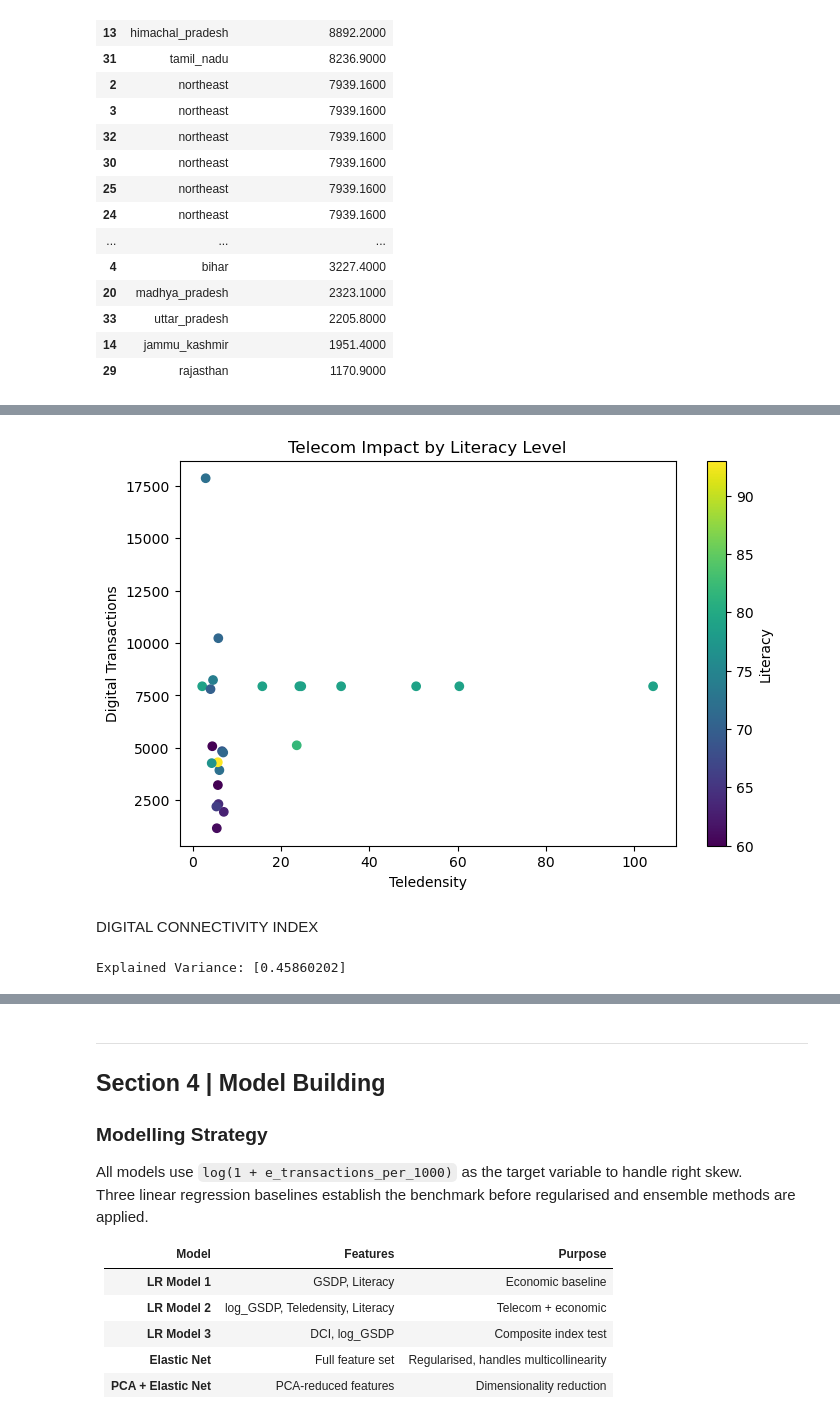
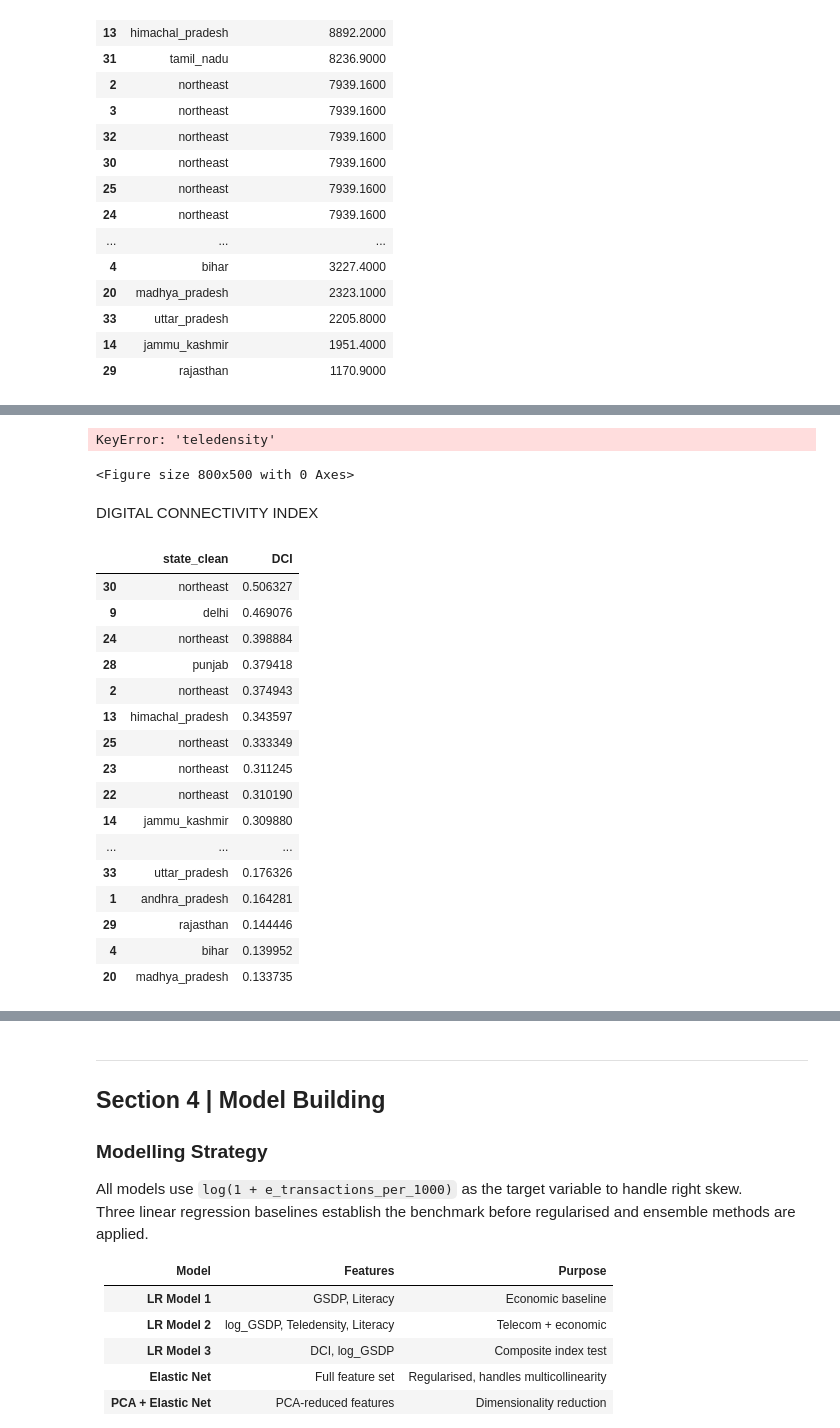
Before and after one commit to Adwaiy/telecom-digital-growth-india, a Jupyter notebook: telcom_analysis.ipynb, the cells around one changed output, grey strips where cells are left out. Drawn from its saved outputs; the diff is of its cells as text; code cells hidden in the pictures.

```diff
--- a/telcom_analysis.ipynb
+++ b/telcom_analysis.ipynb
@@ -337,7 +337,7 @@ import matplotlib.pyplot as plt
 plt.figure(figsize=(8,5))
 
 plt.scatter(
-    df_model['TELEDENSITY'],
+    df_model['teledensity'],
     df_model['e_transactions_per_1000'],
     c=df_model['literacy'],
 )
@@ -350,30 +350,46 @@ plt.colorbar(label='Literacy')
 
 plt.show()
 # %% [output]
-[figure, removed]
+KeyError: 'teledensity'
+<Figure size 800x500 with 0 Axes>
 # %% [markdown]
 DIGITAL CONNECTIVITY INDEX
 # %%
 from sklearn.decomposition import PCA
 from sklearn.preprocessing import StandardScaler
 
-dci_features = df[[
+dci_features = df_model[[
     'TELEDENSITY',
     'literacy',
     'subscriber_growth_rate'
 ]]
 
 scaler = StandardScaler()
 
 scaled_dci = scaler.fit_transform(dci_features)
 
 pca = PCA(n_components=1)
 
-df['DCI_PCA'] = pca.fit_transform(scaled_dci)
-
+df_model['DCI_PCA'] = pca.fit_transform(scaled_dci)
 print(
     "Explained Variance:",
     pca.explained_variance_ratio_
 )
 # %% [output]
-Explained Variance: [0.45860202]
+|  | state_clean | DCI |
+| 30 | northeast | 0.506327 |
+| 9 | delhi | 0.469076 |
+| 24 | northeast | 0.398884 |
+| 28 | punjab | 0.379418 |
+| 2 | northeast | 0.374943 |
+| 13 | himachal_pradesh | 0.343597 |
+| 25 | northeast | 0.333349 |
+| 23 | northeast | 0.311245 |
+| 22 | northeast | 0.310190 |
+| 14 | jammu_kashmir | 0.309880 |
+| ... | ... | ... |
+| 33 | uttar_pradesh | 0.176326 |
+| 1 | andhra_pradesh | 0.164281 |
+| 29 | rajasthan | 0.144446 |
+| 4 | bihar | 0.139952 |
+| 20 | madhya_pradesh | 0.133735 |
```
Also changed, not shown: parts of 18 cells of this notebook, 1 other file.
